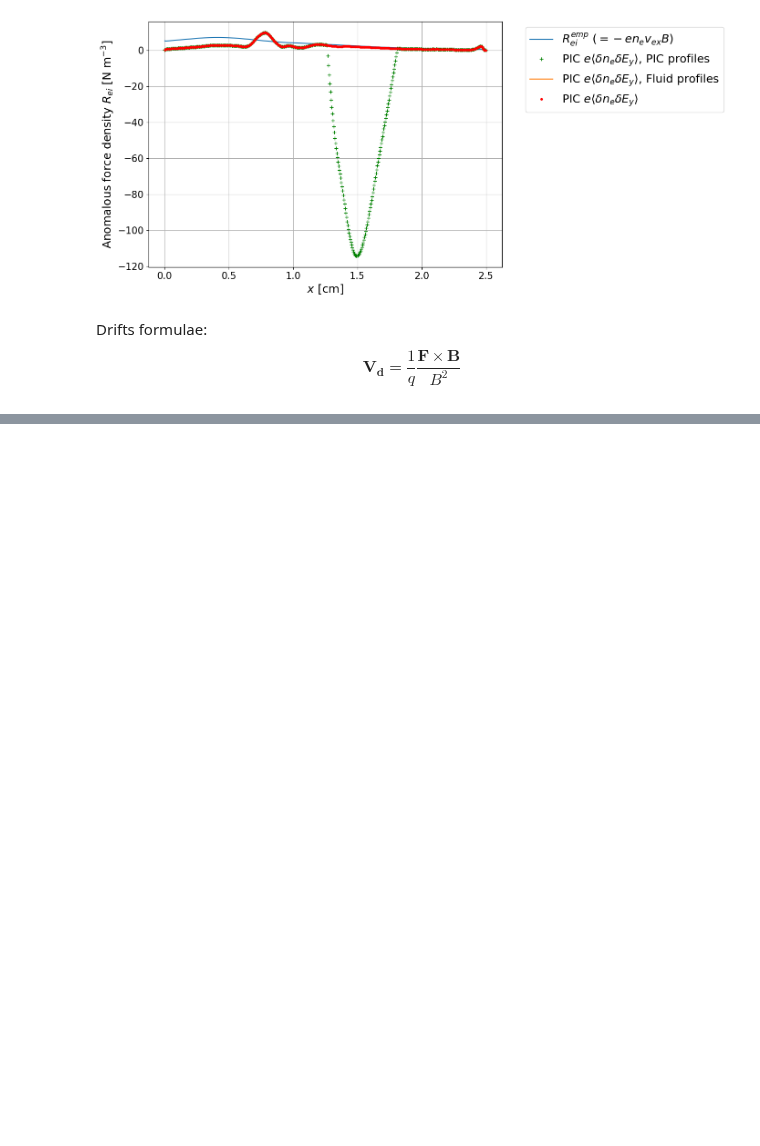
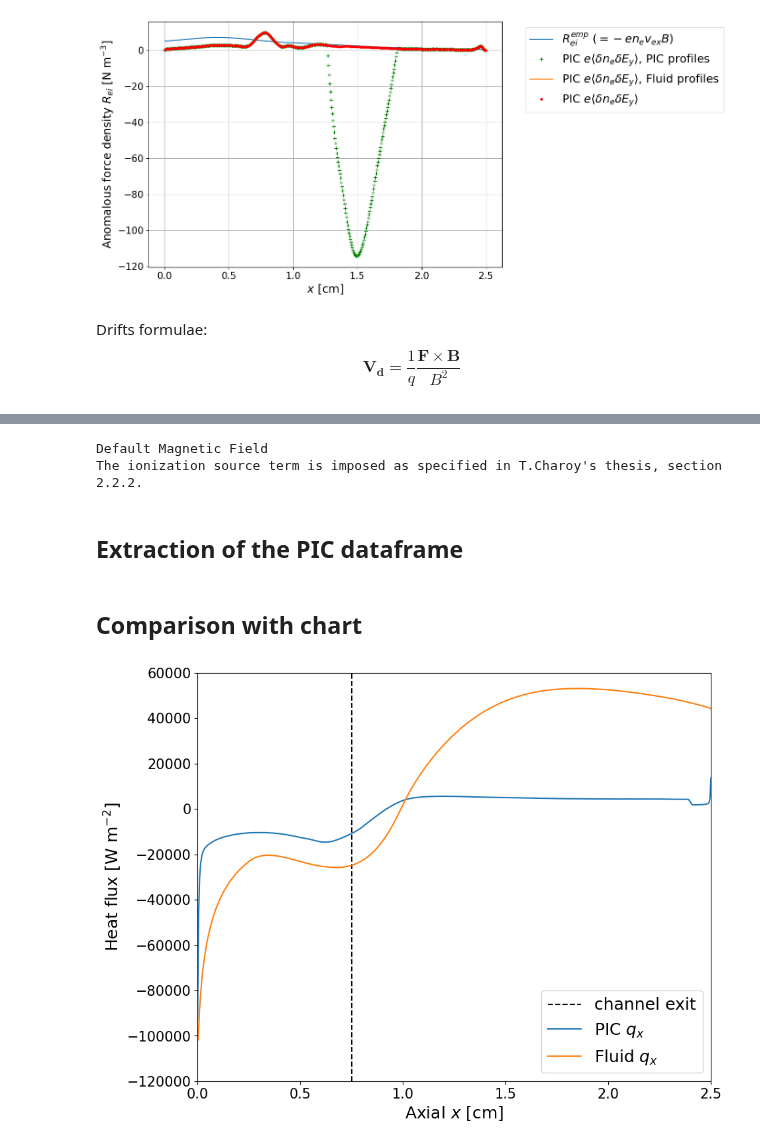
Before and after one commit to federicopetronio/FLHET1D, a Jupyter notebook: plots_comparison_PIC.ipynb, the cells around one changed output, grey strips where cells are left out. Drawn from its saved outputs; the diff is of its cells as text; code cells hidden in the pictures; blank space fills up the shorter version.

```diff
--- a/plots_comparison_PIC.ipynb
+++ b/plots_comparison_PIC.ipynb
@@ -437,0 +440,53 @@ $$
+# %%
+fluid_dir   = "./Results/charoy_checkcase_0_N400_expl_hflux_no_coll_from_input"
+
+unvariant_data_file     = fluid_dir + "/Data/MacroscopicUnvariants.pkl"
+steady_stat_file        = fluid_dir + "/Data/MacroscopicVars_000087.pkl"
+
+with open(unvariant_data_file, 'rb') as f:
+    [Barr, x_mesh, x_center, alpha_B] = pickle.load(f)
+Delta_x = x_mesh[1:] - x_mesh[:-1]
+x_center_extended = np.insert(x_center, 0, -x_center[0])
+x_center_extended = np.append(x_center_extended, x_center[-1] + Delta_x[-1])
+
+with open(steady_stat_file, 'rb') as f:
+    [t, P, U, P_LeftGhost, P_RightGhost, J, Efield] = pickle.load(f)
+
+msp     = SimuParameters(fluid_dir + "/Configuration.cfg")
+
+LTHR    = msp.LTHR
+ESTAR   = msp.ESTAR
+wall_inter_type     = msp.wall_inter_type
+R1  = msp.R1
+R2  = msp.R2
+Mi  = msp.Mi
+KEL = msp.KEL
+
+NBPOINTS = np.shape(x_center)[0]
+# %% [output]
+Default Magnetic Field
+The ionization source term is imposed as specified in T.Charoy's thesis, section 2.2.2.
+# %%
+# computing the fluid heat flux
+fluid_q = mplt_mod.compute_heat_flux(np.concatenate([P_LeftGhost, P, P_RightGhost], axis=1),  np.concatenate([[Barr[0]], Barr, [Barr[-1]]]), ESTAR, wall_inter_type, R1, R2, Mi, x_center_extended, LTHR, KEL, np.concatenate([[alpha_B[0]], alpha_B, [alpha_B[-1]]]))
+# %% [markdown]
+## Extraction of the PIC dataframe
+# %%
+q_df = pd.read_csv("./Inputs/20240717_PIC_PAmadio/heat_flux_df.csv", sep='\t', header=0)
+# %% [markdown]
+## Comparison with chart
+# %%
+fig     = plt.figure(figsize=(10,8))
+plt.plot([LTHR*100, LTHR*100],[-120000.0, 60000.0], 'k--', label="channel exit")
+plt.plot(q_df['x[cm]'], q_df['q_x[W/m2]'], '-', label="PIC $q_x$")
+plt.plot(x_center*100, fluid_q, '-', label="Fluid $q_x$")
+plt.xlim([0., 2.5])
+plt.ylim([-120000.0, 60000.0])
+plt.xticks(fontsize=tickfontsize)
+plt.yticks(fontsize=tickfontsize)
+plt.xlabel("Axial $x$ [cm]", fontsize=axisfontsize)
+plt.ylabel("Heat flux [W m$^{-2}$]", fontsize=axisfontsize)
+plt.legend(fontsize=legendfontsize)
+plt.show()
+# %% [output]
+[figure, added]
```
Also changed, not shown: parts of 3 cells of this notebook, 10 other files.
